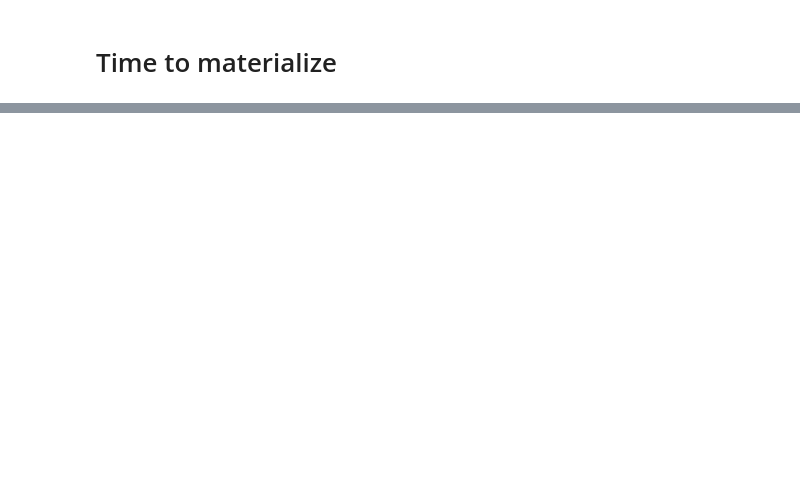
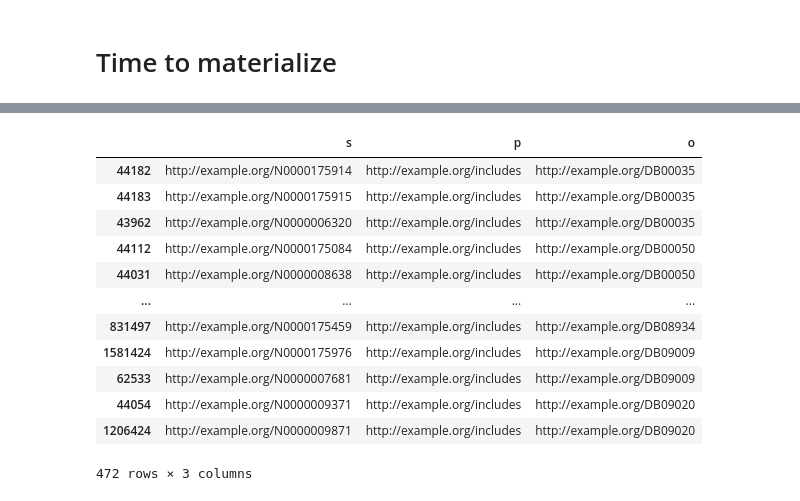
Before and after one commit to Zamprognog/NMRextension, a Jupyter notebook: hetionet_demo/hetionet_demo.ipynb, the cells around one changed output, grey strips where cells are left out. Saved outputs shown, nothing was run; the diff lists cells and outputs as text; code cells hidden in the pictures; blank space fills up the shorter version.

```diff
--- a/hetionet_demo/hetionet_demo.ipynb
+++ b/hetionet_demo/hetionet_demo.ipynb
@@ -203,0 +220,4 @@ property_map
+# %%
+includes = newtest[newtest['p'] == 'http://example.org/includes']
+obj_counts= includes.groupby('o')['s'].count()
+obj_counts.value_counts()
@@ -203,0 +253,22 @@ property_map
+# %%
+filtered_and_sorted_df = (
+    includes.groupby('o')
+    .filter(lambda x: len(x) > 1) # Keep groups (objects) that have more than 1 subject
+    .sort_values(by='o')         # Sort the final result by object ('o')
+)
+# %%
+filtered_and_sorted_df
+# %% [output]
+|  | s | p | o |
+| 44182 | http://example.org/N0000175914 | http://example.org/includes | http://example.org/DB00035 |
+| 44183 | http://example.org/N0000175915 | http://example.org/includes | http://example.org/DB00035 |
+| 43962 | http://example.org/N0000006320 | http://example.org/includes | http://example.org/DB00035 |
+| 44112 | http://example.org/N0000175084 | http://example.org/includes | http://example.org/DB00050 |
+| 44031 | http://example.org/N0000008638 | http://example.org/includes | http://example.org/DB00050 |
+| ... | ... | ... | ... |
+| 831497 | http://example.org/N0000175459 | http://example.org/includes | http://example.org/DB08934 |
+| 1581424 | http://example.org/N0000175976 | http://example.org/includes | http://example.org/DB09009 |
+| 62533 | http://example.org/N0000007681 | http://example.org/includes | http://example.org/DB09009 |
+| 44054 | http://example.org/N0000009371 | http://example.org/includes | http://example.org/DB09020 |
+| 1206424 | http://example.org/N0000009871 | http://example.org/includes | http://example.org/DB09020 |
+472 rows × 3 columns
```
Also changed, not shown: parts of 23 cells of this notebook, 12 other files.
